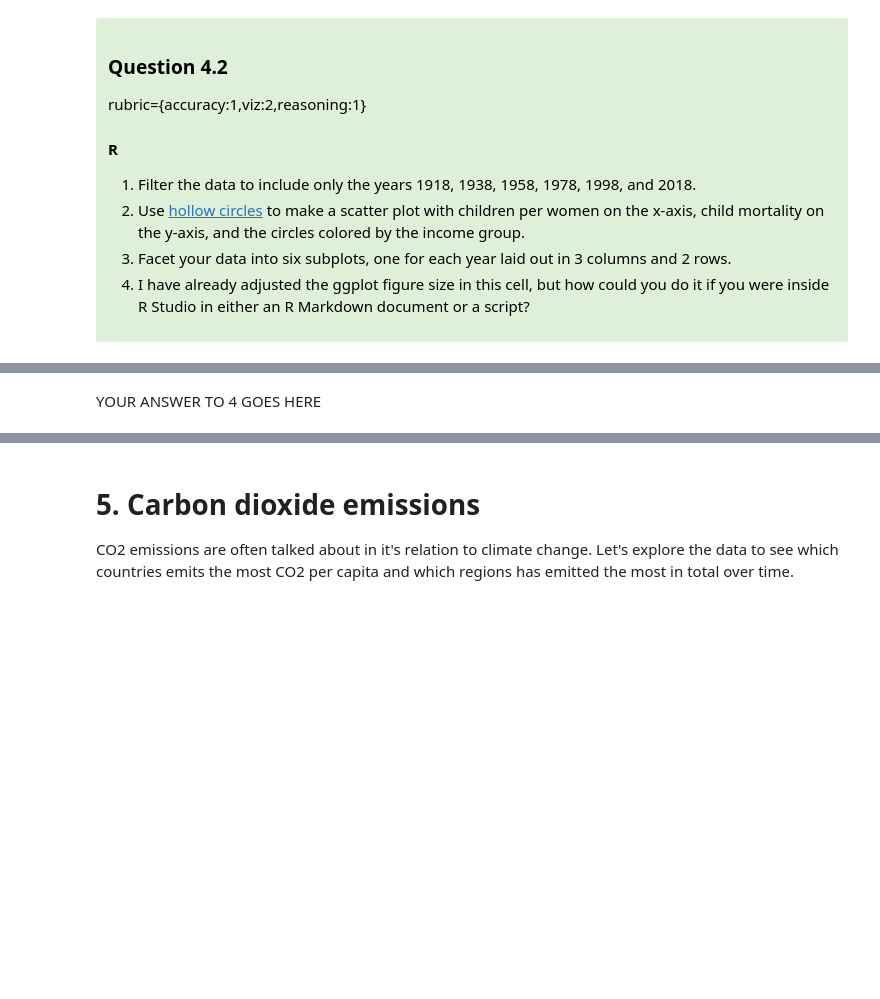
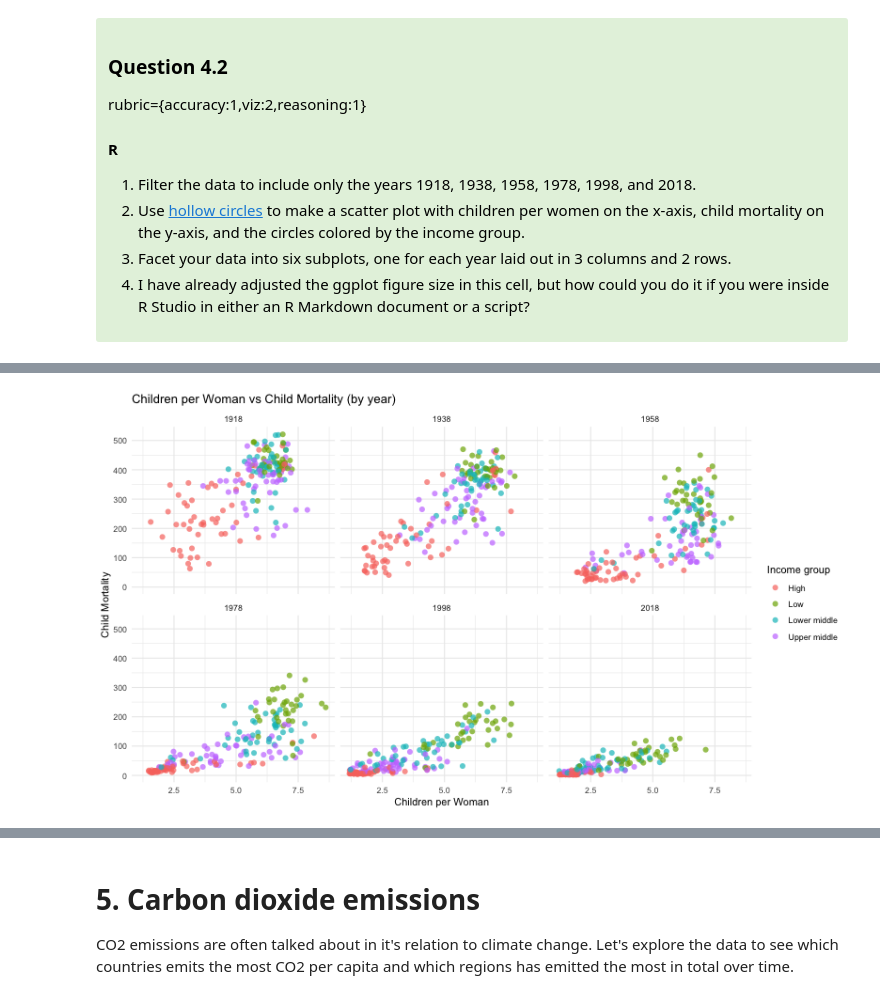
Before and after one commit to Jaaanet/DATA_550_lab1_group2, a Jupyter notebook: lab1_Janet.ipynb, the cells around one changed output, grey strips where cells are left out. Cells and saved outputs as stored; diff of their text form; code cells hidden in the pictures; blank space fills up the shorter version.

```diff
--- a/lab1_Janet.ipynb
+++ b/lab1_Janet.ipynb
@@ -228,12 +228,11 @@ library(tidyverse)
 # Set a bigger default font size for plots
 theme_set(theme_gray(base_size = 18))
 # %%
-%%R -i gm_filtered -w 500 -h 375
+%%R -w 500 -h 375
 # YOUR R ANSWER GOES HERE
 
-gm <- read_csv("https://raw.githubusercontent.com/UofTCoders/workshops-dc-py/master/data/processed/world-data-gapminder.csv")
+gm <- read_csv("https://raw.githubusercontent.com/UofTCoders/workshops-dc-py/master/data/processed/world-data-gapminder.csv",show_col_types = FALSE)
 gm_filtered <- gm[gm$year == 1962,]
-head(gm_filtered)
 
 
 ggplot(gm_filtered, aes(x = children_per_woman, y = life_expectancy, color = region, size=population)) +
@@ -471,2 +487,35 @@ NULL
-# %% [markdown]
-YOUR ANSWER TO 4 GOES HERE
+# %%
+%%R -w 800 -h 450
+# YOUR R ANSWER GOES HERE
+
+# gm_filtered3 <- gm %>%
+#   mutate(year = as.integer(format(as.Date(year), "%Y"))) %>%
+#   filter(year %in% years)
+
+years <- c(1918, 1938, 1958, 1978, 1998, 2018)
+
+gm_filtered3 <- gm %>%
+  filter(year %in% years)
+
+gm_clean <- gm_filtered3 %>%
+  filter(
+    !is.na(children_per_woman),
+    !is.na(child_mortality)
+  )
+
+gm_chart3 <- ggplot(gm_clean, aes(x = children_per_woman,
+                              y = child_mortality,
+                              color = income_group)) +
+  geom_point(shape = 16, size = 2.5, alpha = 0.7) +     # filled circles
+  facet_wrap(~ year, ncol = 3) +            # 3 columns -> 2 rows automatically
+  labs(
+    title = "Children per Woman vs Child Mortality (by year)",
+    x = "Children per Woman",
+    y = "Child Mortality",
+    color = "Income group"
+  ) +
+  theme_minimal()
+
+gm_chart3
+# %% [output]
+[figure, added]
```
Also changed, not shown: parts of 9 cells of this notebook, 1 other file.
